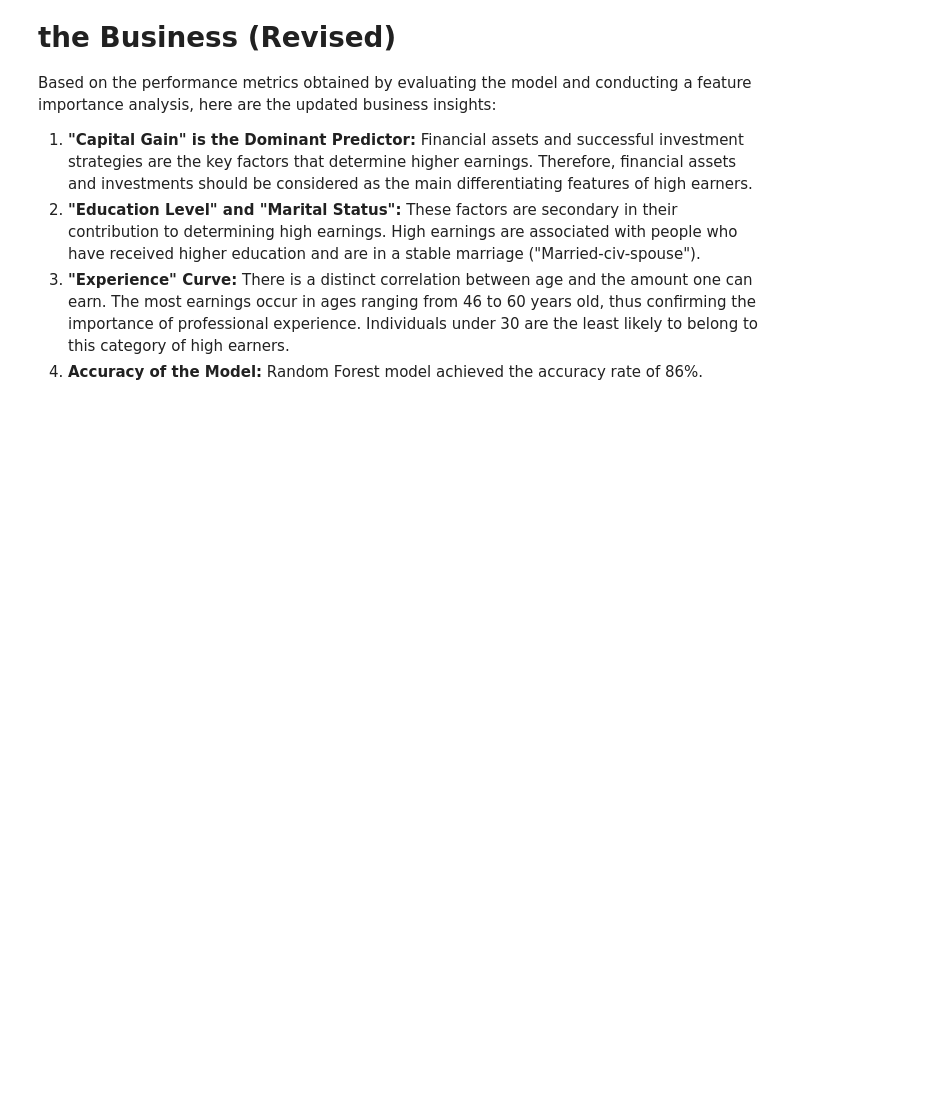
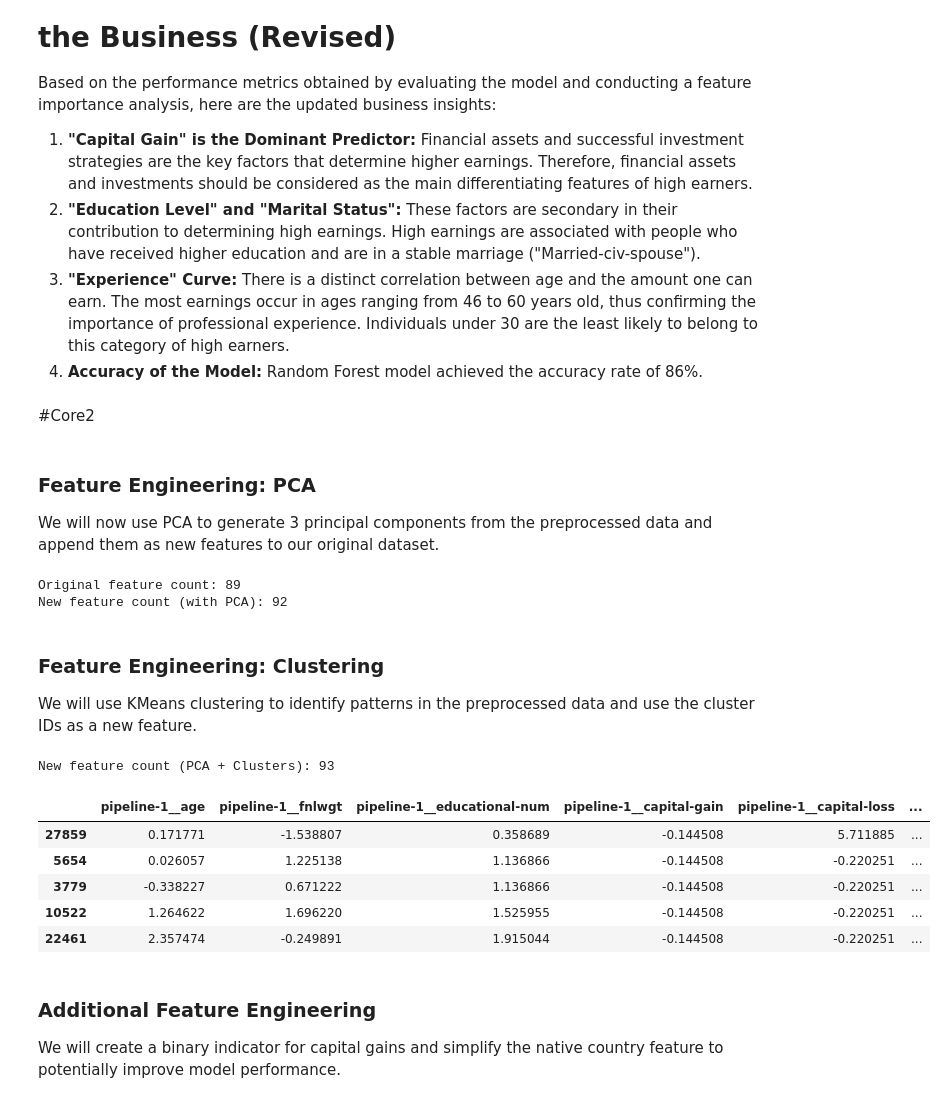
Before and after one commit to devMoamen/Adult-income-analysis, a Jupyter notebook: Adult-income-analysis.ipynb, the cells around one changed output. Drawn from its saved outputs; the diff is of its cells as text; code cells hidden in the pictures; blank space fills up the shorter version.

```diff
--- a/Adult-income-analysis.ipynb
+++ b/Adult-income-analysis.ipynb
@@ -386,3 +516,65 @@ Based on the performance metrics obtained by evaluating the model and conducting
 2.  **"Education Level" and "Marital Status":** These factors are secondary in their contribution to determining high earnings. High earnings are associated with people who have received higher education and are in a stable marriage ("Married-civ-spouse").
 3.  **"Experience" Curve:** There is a distinct correlation between age and the amount one can earn. The most earnings occur in ages ranging from 46 to 60 years old, thus confirming the importance of professional experience. Individuals under 30 are the least likely to belong to this category of high earners.
 4.  **Accuracy of the Model:** Random Forest model achieved the accuracy rate of 86%.
+# %% [markdown]
+#Core2
+# %% [markdown]
+### Feature Engineering: PCA
+We will now use PCA to generate 3 principal components from the preprocessed data and append them as new features to our original dataset.
+# %%
+from sklearn.decomposition import PCA
+
+# 1. Transform the data using our existing preprocessor
+X_train_proc = preprocessor.transform(X_train)
+X_test_proc = preprocessor.transform(X_test)
+
+# 2. Fit PCA on the training data
+pca = PCA(n_components=3, random_state=42)
+pca.fit(X_train_proc)
+
+# 3. Transform both train and test sets to get 3 PCs
+X_train_pcs = pca.transform(X_train_proc)
+X_test_pcs = pca.transform(X_test_proc)
+
+# 4. Concatenate PCs with the preprocessed features
+X_train_fe = pd.concat([X_train_proc, X_train_pcs], axis=1)
+X_test_fe = pd.concat([X_test_proc, X_test_pcs], axis=1)
+
+print(f"Original feature count: {X_train_proc.shape[1]}")
+print(f"New feature count (with PCA): {X_train_fe.shape[1]}")
+# %% [output]
+Original feature count: 89
+New feature count (with PCA): 92
+# %% [markdown]
+### Feature Engineering: Clustering
+We will use KMeans clustering to identify patterns in the preprocessed data and use the cluster IDs as a new feature.
+# %%
+from sklearn.cluster import KMeans
+
+# Initialize KMeans - choosing 5 clusters
+kmeans = KMeans(n_clusters=5, n_init='auto', random_state=42)
+
+# Fit on the preprocessed training data (89 features)
+kmeans.fit(X_train_fe)
+
+# Predict using the SAME preprocessed data used for fitting
+train_clusters = kmeans.predict(X_train_fe)
+test_clusters = kmeans.predict(X_test_fe)
+
+# Add cluster labels to our engineered feature sets (X_train_fe / X_test_fe)
+X_train_fe['cluster'] = train_clusters
+X_test_fe['cluster'] = test_clusters
+
+print(f"New feature count (PCA + Clusters): {X_train_fe.shape[1]}")
+display(X_train_fe.head())
+# %% [output]
+New feature count (PCA + Clusters): 93
+|  | pipeline-1__age | pipeline-1__fnlwgt | pipeline-1__educational-num | pipeline-1__capital-gain | pipeline-1__capital-loss | ... |
+| 27859 | 0.171771 | -1.538807 | 0.358689 | -0.144508 | 5.711885 | ... |
+| 5654 | 0.026057 | 1.225138 | 1.136866 | -0.144508 | -0.220251 | ... |
+| 3779 | -0.338227 | 0.671222 | 1.136866 | -0.144508 | -0.220251 | ... |
+| 10522 | 1.264622 | 1.696220 | 1.525955 | -0.144508 | -0.220251 | ... |
+| 22461 | 2.357474 | -0.249891 | 1.915044 | -0.144508 | -0.220251 | ... |
+# %% [markdown]
+### Additional Feature Engineering
+We will create a binary indicator for capital gains and simplify the native country feature to potentially improve model performance.
```
Also changed, not shown: parts of 20 cells of this notebook.
